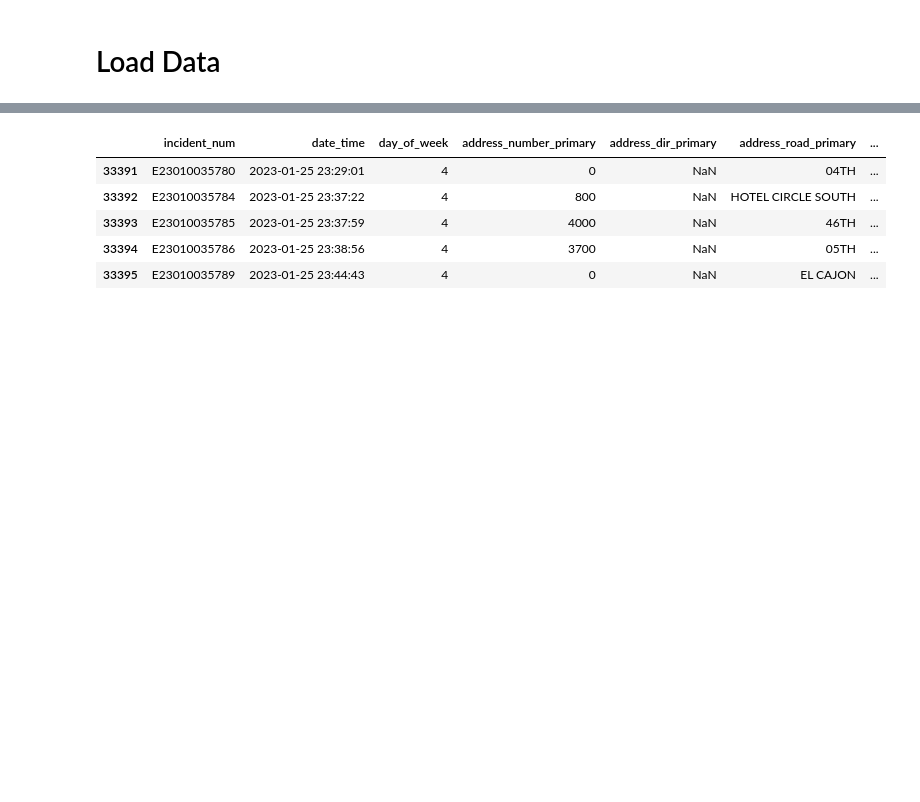
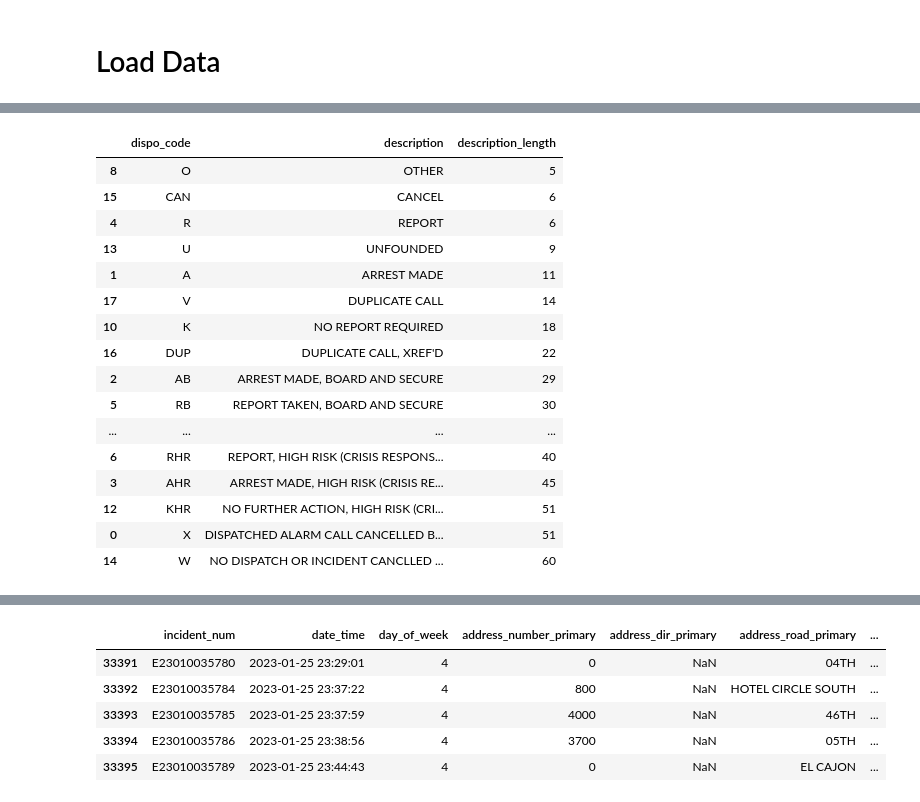
Before and after one commit to zalvatore/Police_Calls_for_Service_San_Diego, a Jupyter notebook: Police_Calls_SD.ipynb, the cells around one changed output, grey strips where cells are left out. Saved outputs shown, nothing was run; the diff lists cells and outputs as text; code cells hidden in the pictures; blank space fills up the shorter version.

```diff
--- a/Police_Calls_SD.ipynb
+++ b/Police_Calls_SD.ipynb
@@ -35,0 +54,24 @@ def Get_Data(year):
+# %%
+url = f"http://seshat.datasd.org/pd/pd_dispo_codes_datasd.csv"
+disposition = pd.read_csv(url).dropna(axis=1)
+disposition['description_length'] = disposition['description'].str.len()
+disposition = disposition.sort_values(by=['description_length'])
+disposition
+# %% [output]
+|  | dispo_code | description | description_length |
+| 8 | O | OTHER | 5 |
+| 15 | CAN | CANCEL | 6 |
+| 4 | R | REPORT | 6 |
+| 13 | U | UNFOUNDED | 9 |
+| 1 | A | ARREST MADE | 11 |
+| 17 | V | DUPLICATE CALL | 14 |
+| 10 | K | NO REPORT REQUIRED | 18 |
+| 16 | DUP | DUPLICATE CALL, XREF'D | 22 |
+| 2 | AB | ARREST MADE, BOARD AND SECURE | 29 |
+| 5 | RB | REPORT TAKEN, BOARD AND SECURE | 30 |
+| ... | ... | ... | ... |
+| 6 | RHR | REPORT, HIGH RISK (CRISIS RESPONS... | 40 |
+| 3 | AHR | ARREST MADE, HIGH RISK (CRISIS RE... | 45 |
+| 12 | KHR | NO FURTHER ACTION, HIGH RISK (CRI... | 51 |
+| 0 | X | DISPATCHED ALARM CALL CANCELLED B... | 51 |
+| 14 | W | NO DISPATCH OR INCIDENT CANCLLED ... | 60 |
```
Also changed, not shown: parts of 11 cells of this notebook, 3 other files.
